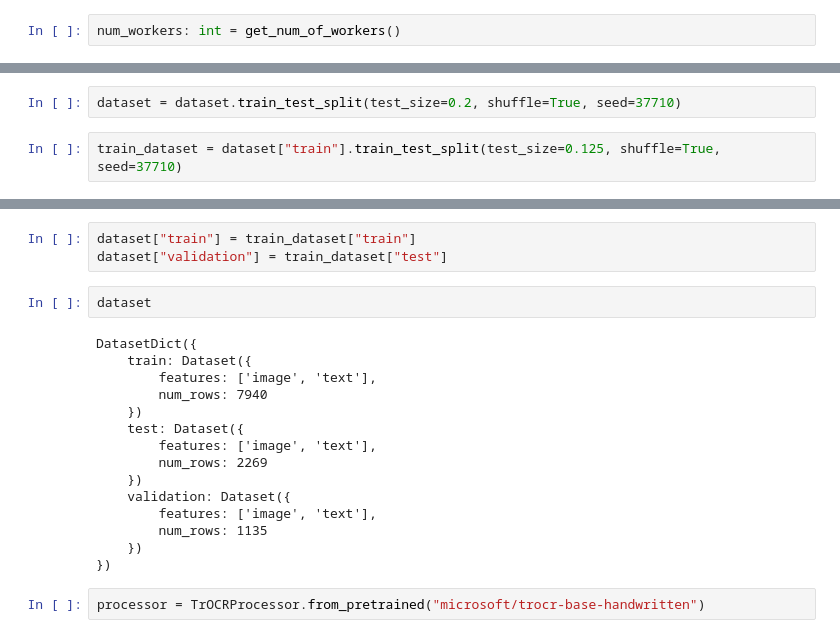
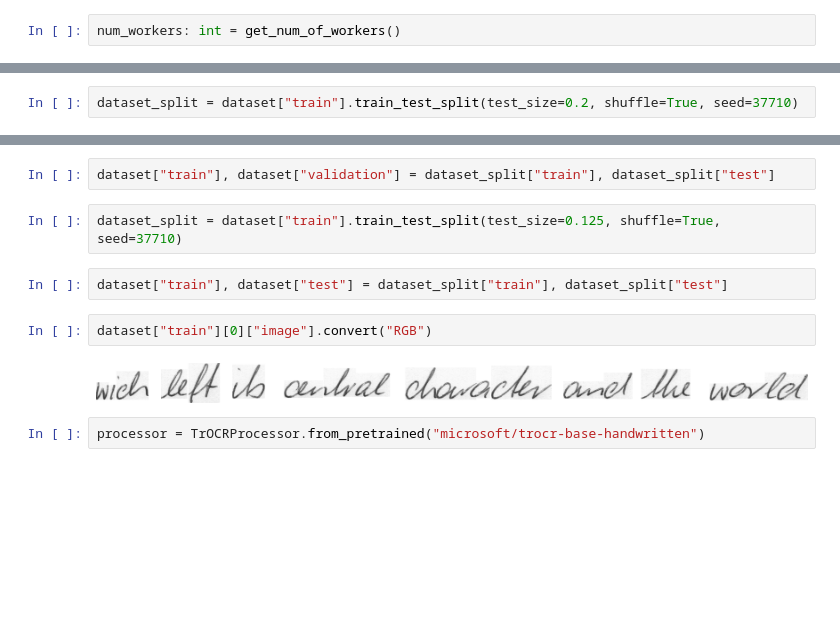
Before and after one commit to hermeschen1116/taiwan-license-plate-recognition, a Jupyter notebook: src/scripts/test.ipynb, the cells around one changed output, grey strips where cells are left out. Drawn from its saved outputs; the diff is of its cells as text; blank space fills up the shorter version.

```diff
--- a/src/scripts/test.ipynb
+++ b/src/scripts/test.ipynb
@@ -10,4 +17,2 @@ dataset = load_dataset("gagan3012/IAM", keep_in_memory=True, num_proc=num_worker
 # %%
-dataset = dataset.train_test_split(test_size=0.2, shuffle=True, seed=37710)
+dataset_split = dataset["train"].train_test_split(test_size=0.2, shuffle=True, seed=37710)
-# %%
-train_dataset = dataset["train"].train_test_split(test_size=0.125, shuffle=True, seed=37710)
@@ -27,23 +19,13 @@ DatasetDict({
-# %%
-dataset["train"] = train_dataset["train"]
-dataset["validation"] = train_dataset["test"]
-# %%
-dataset
-# %% [output]
-DatasetDict({
-    train: Dataset({
-        features: ['image', 'text'],
-        num_rows: 7940
-    })
-    test: Dataset({
-        features: ['image', 'text'],
-        num_rows: 2269
-    })
-    validation: Dataset({
-        features: ['image', 'text'],
-        num_rows: 1135
-    })
-})
+# %%
+dataset["train"], dataset["validation"] = dataset_split["train"], dataset_split["test"]
+# %%
+dataset_split = dataset["train"].train_test_split(test_size=0.125, shuffle=True, seed=37710)
+# %%
+dataset["train"], dataset["test"] = dataset_split["train"], dataset_split["test"]
+# %%
+dataset["train"][0]["image"].convert("RGB")
+# %% [output]
+[figure, added]
 # %%
 processor = TrOCRProcessor.from_pretrained("microsoft/trocr-base-handwritten")
 # %%
```
Also changed, not shown: parts of 9 cells of this notebook, 1 other file.
